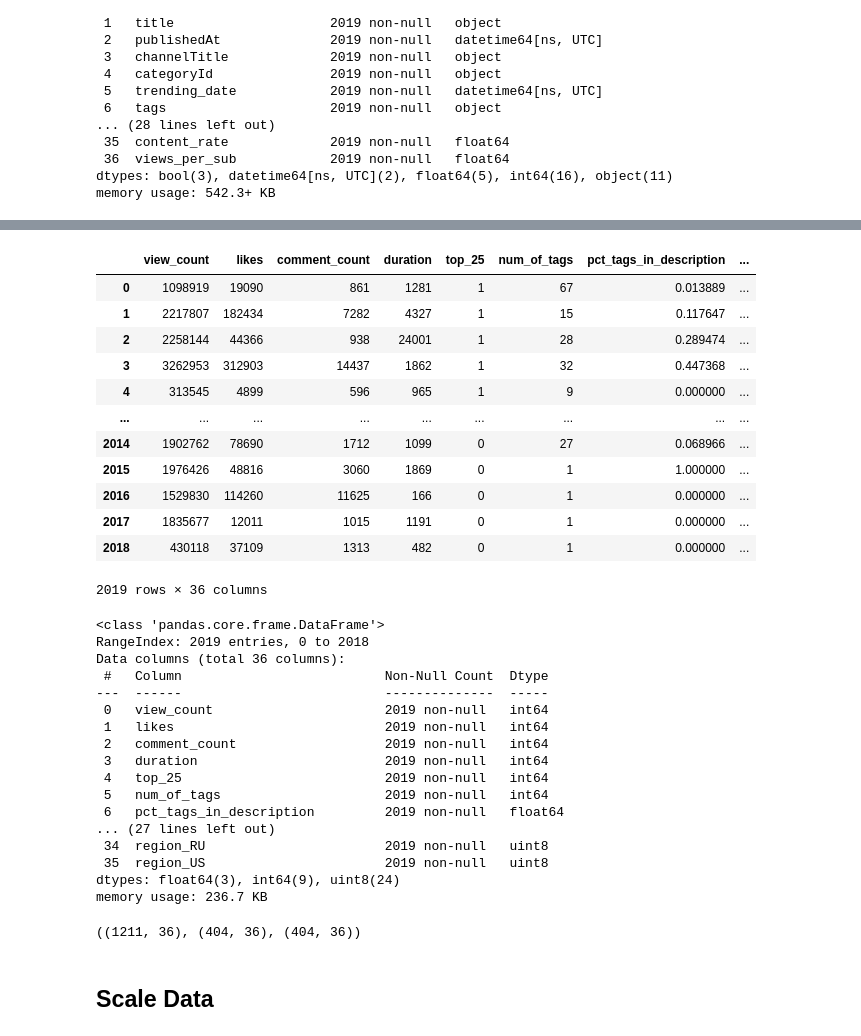
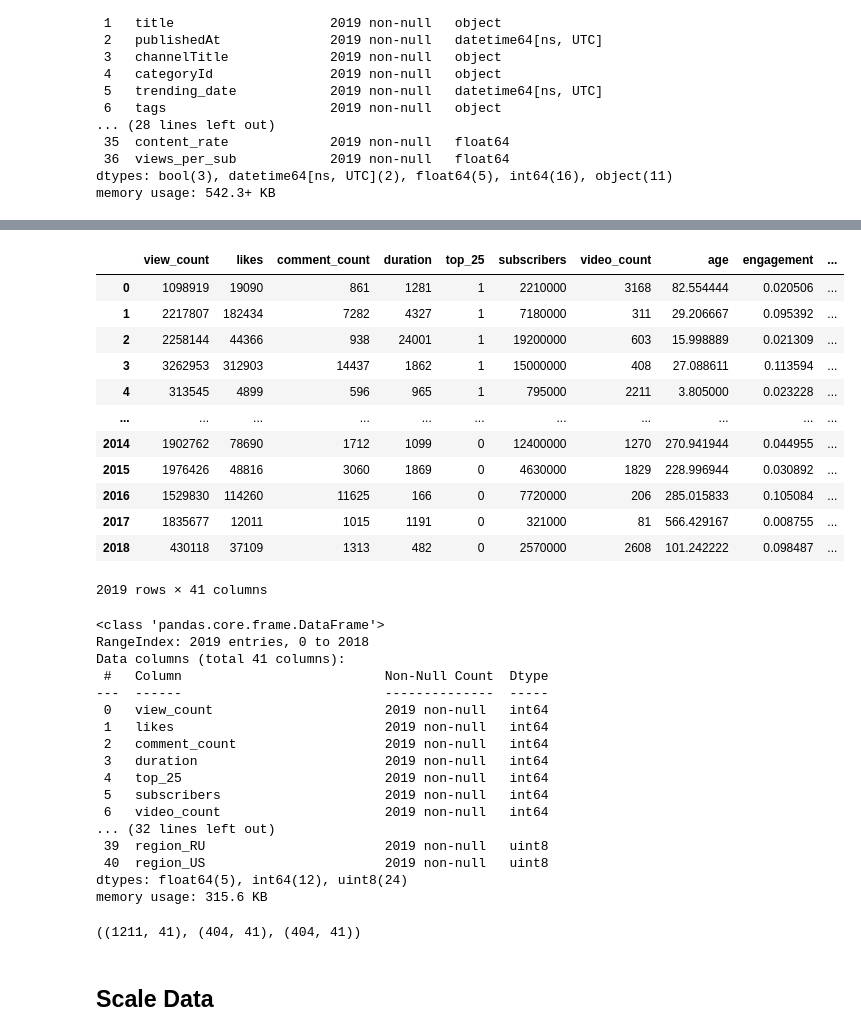
Before and after one commit to Youtube-Data-Analysis/top_200, a Jupyter notebook: model.ipynb, the cells around one changed output, grey strips where cells are left out. Drawn from its saved outputs; the diff is of its cells as text; code cells hidden in the pictures.

```diff
--- a/model.ipynb
+++ b/model.ipynb
@@ -113,31 +93,31 @@ memory usage: 589.7+ KB
 # %%
-df.drop(columns=['video_id','title','publishedAt','categoryId','trending_date','tags','channelTitle',
-                           'thumbnail_link','comments_disabled','ratings_disabled','ratings_disabled',
-                          'ratings_disabled','description','captions','region','channel_age', 'rank',
-                          'subscribers','video_count','age','engagement','sponsored','word_bank',
-                           'cleaned_tags','cleaned_desc','title_in_description','title_in_tags'], axis=1, inplace=True)
+df = df.drop(columns=['categoryId','video_id','title','publishedAt','region','trending_date','tags','channelTitle',
+                'thumbnail_link','comments_disabled','ratings_disabled','ratings_disabled',
+                'ratings_disabled','description','captions','channel_age', 'rank',
+                'word_bank','cleaned_tags','cleaned_desc','title_in_description','title_in_tags'],\
+                axis=1)
 
 df
 # %% [output]
-|  | view_count | likes | comment_count | duration | top_25 | num_of_tags | pct_tags_in_description | ... |
-| 0 | 1098919 | 19090 | 861 | 1281 | 1 | 67 | 0.013889 | ... |
-| 1 | 2217807 | 182434 | 7282 | 4327 | 1 | 15 | 0.117647 | ... |
-| 2 | 2258144 | 44366 | 938 | 24001 | 1 | 28 | 0.289474 | ... |
-| 3 | 3262953 | 312903 | 14437 | 1862 | 1 | 32 | 0.447368 | ... |
-| 4 | 313545 | 4899 | 596 | 965 | 1 | 9 | 0.000000 | ... |
-| ... | ... | ... | ... | ... | ... | ... | ... | ... |
-| 2014 | 1902762 | 78690 | 1712 | 1099 | 0 | 27 | 0.068966 | ... |
-| 2015 | 1976426 | 48816 | 3060 | 1869 | 0 | 1 | 1.000000 | ... |
-| 2016 | 1529830 | 114260 | 11625 | 166 | 0 | 1 | 0.000000 | ... |
-| 2017 | 1835677 | 12011 | 1015 | 1191 | 0 | 1 | 0.000000 | ... |
-| 2018 | 430118 | 37109 | 1313 | 482 | 0 | 1 | 0.000000 | ... |
+|  | view_count | likes | comment_count | duration | top_25 | subscribers | video_count | age | engagement | ... |
+| 0 | 1098919 | 19090 | 861 | 1281 | 1 | 2210000 | 3168 | 82.554444 | 0.020506 | ... |
+| 1 | 2217807 | 182434 | 7282 | 4327 | 1 | 7180000 | 311 | 29.206667 | 0.095392 | ... |
+| 2 | 2258144 | 44366 | 938 | 24001 | 1 | 19200000 | 603 | 15.998889 | 0.021309 | ... |
+| 3 | 3262953 | 312903 | 14437 | 1862 | 1 | 15000000 | 408 | 27.088611 | 0.113594 | ... |
+| 4 | 313545 | 4899 | 596 | 965 | 1 | 795000 | 2211 | 3.805000 | 0.023228 | ... |
+| ... | ... | ... | ... | ... | ... | ... | ... | ... | ... | ... |
+| 2014 | 1902762 | 78690 | 1712 | 1099 | 0 | 12400000 | 1270 | 270.941944 | 0.044955 | ... |
+| 2015 | 1976426 | 48816 | 3060 | 1869 | 0 | 4630000 | 1829 | 228.996944 | 0.030892 | ... |
+| 2016 | 1529830 | 114260 | 11625 | 166 | 0 | 7720000 | 206 | 285.015833 | 0.105084 | ... |
+| 2017 | 1835677 | 12011 | 1015 | 1191 | 0 | 321000 | 81 | 566.429167 | 0.008755 | ... |
+| 2018 | 430118 | 37109 | 1313 | 482 | 0 | 2570000 | 2608 | 101.242222 | 0.098487 | ... |
-2019 rows × 36 columns
+2019 rows × 41 columns
 # %%
 df.info()
 # %% [output]
 <class 'pandas.core.frame.DataFrame'>
 RangeIndex: 2019 entries, 0 to 2018
-Data columns (total 36 columns):
+Data columns (total 41 columns):
  #   Column                          Non-Null Count  Dtype
 ---  ------                          --------------  -----
  0   view_count                      2019 non-null   int64
@@ -145,19 +125,19 @@ Data columns (total 36 columns):
  2   comment_count                   2019 non-null   int64
  3   duration                        2019 non-null   int64
  4   top_25                          2019 non-null   int64
- 5   num_of_tags                     2019 non-null   int64
- 6   pct_tags_in_description         2019 non-null   float64
-... (27 lines left out)
- 34  region_RU                       2019 non-null   uint8
- 35  region_US                       2019 non-null   uint8
-dtypes: float64(3), int64(9), uint8(24)
-memory usage: 236.7 KB
+ 5   subscribers                     2019 non-null   int64
+ 6   video_count                     2019 non-null   int64
+... (32 lines left out)
+ 39  region_RU                       2019 non-null   uint8
+ 40  region_US                       2019 non-null   uint8
+dtypes: float64(5), int64(12), uint8(24)
+memory usage: 315.6 KB
 # %%
 train, validate, test = model.my_train_test_split(df, 'top_25')
 # %%
 train.shape,validate.shape,test.shape
 # %% [output]
-((1211, 36), (404, 36), (404, 36))
+((1211, 41), (404, 41), (404, 41))
 # %% [markdown]
 ## Scale Data
 # %%
```
Also changed, not shown: parts of 15 cells of this notebook, 1 other file.
